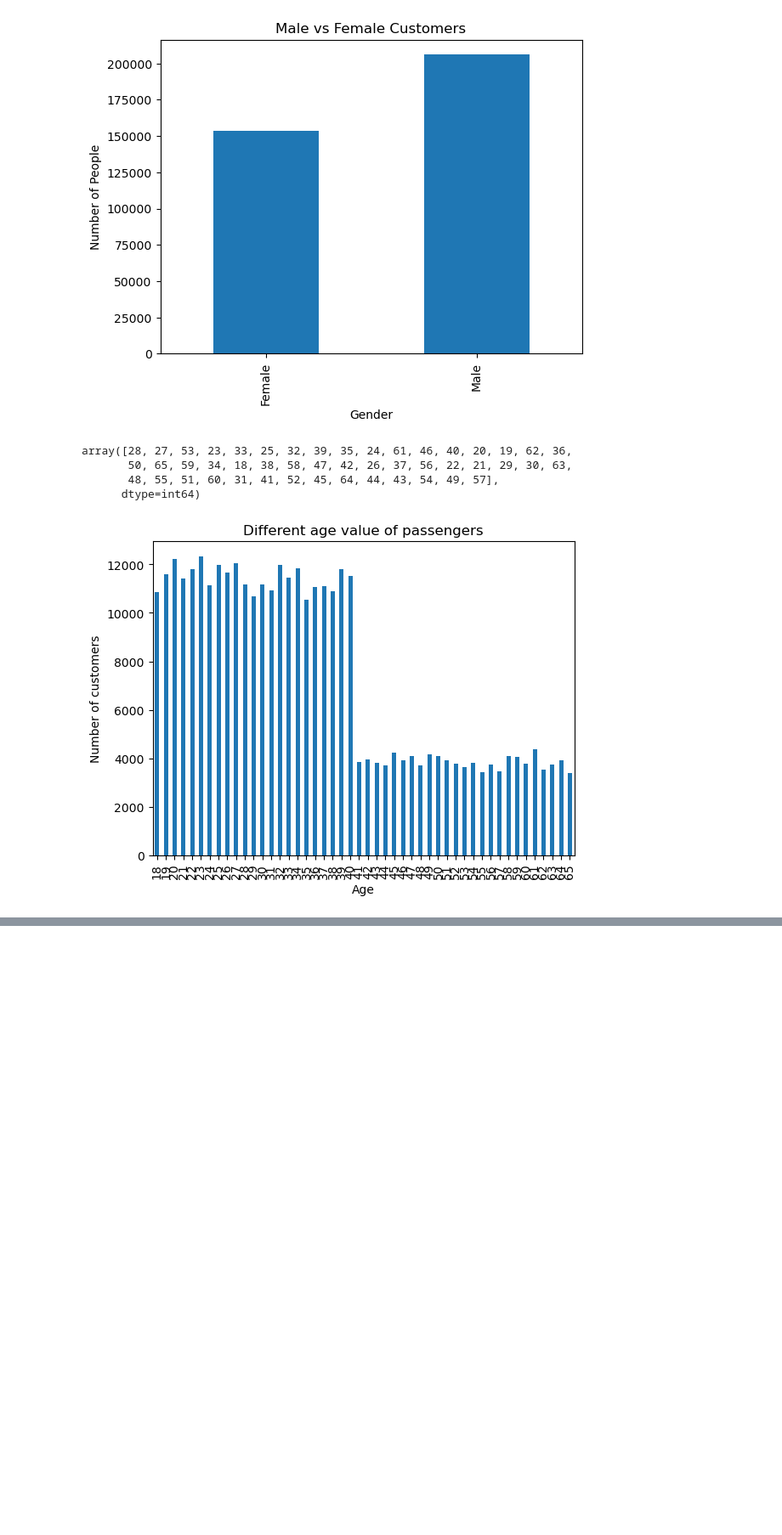
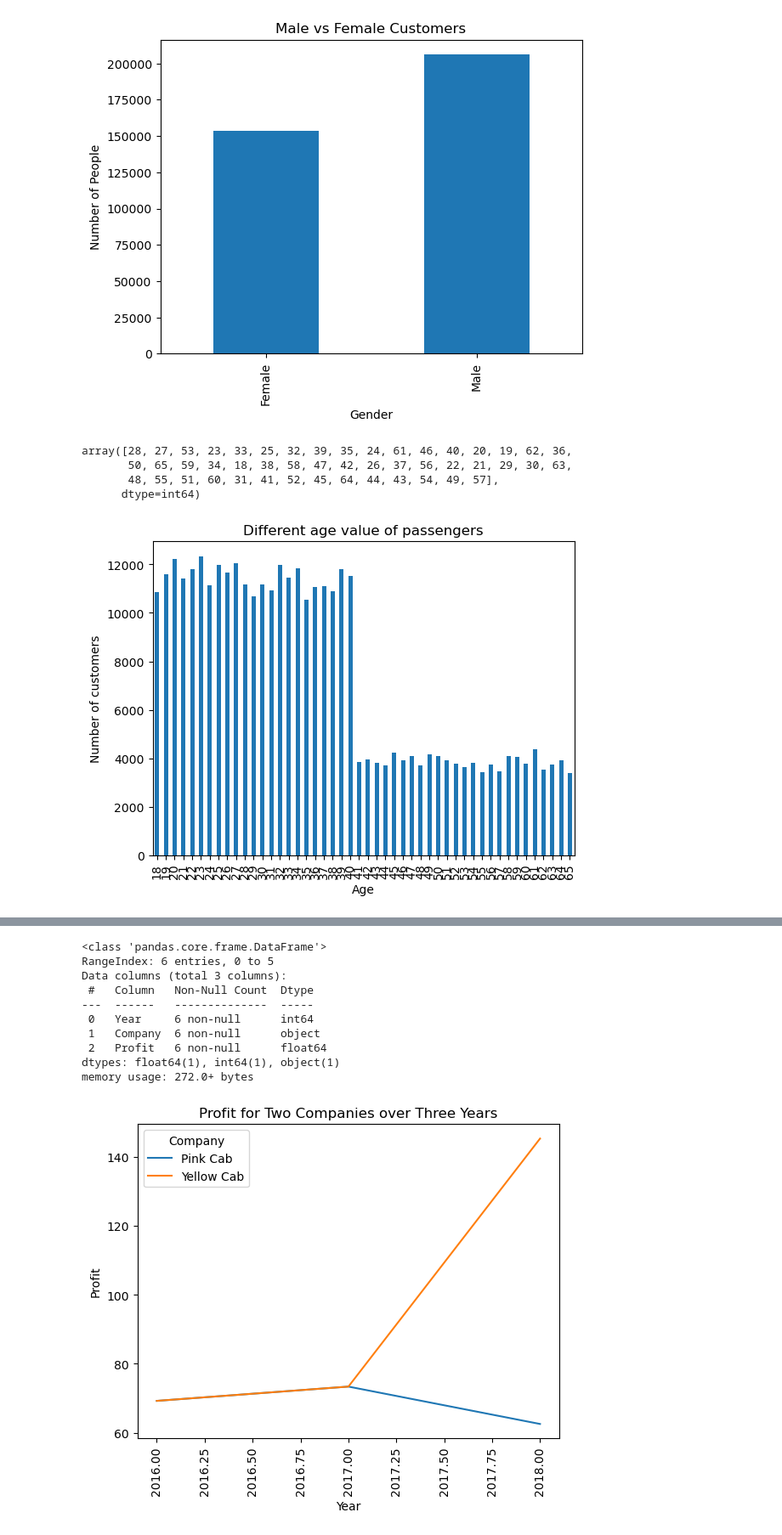
Before and after one commit to Impact026/Data-Glacier-Submission-, a Jupyter notebook: EDA_Notebook.ipynb, the cells around one changed output, grey strips where cells are left out. Shown: that part at 85% size. Cells and saved outputs as stored; diff of their text form; code cells hidden in the pictures; blank space fills up the shorter version.

```diff
--- a/EDA_Notebook.ipynb
+++ b/EDA_Notebook.ipynb
@@ -351,0 +412,3 @@ plt.show()
+# %%
+master_data["Profit"] = abs(master_data["Price Charged"] - master_data["Cost of Trip"])
+print(master_data["Profit"])
@@ -351,0 +428,3 @@ plt.show()
+# %%
+master_data["Profit Per KM"] = master_data["Profit"]/master_data["KM Travelled"]
+master_data.info()
@@ -351,0 +484,51 @@ plt.show()
+# %%
+pink_2016 = master_data.loc[(master_data['Company'] == 'Pink Cab') & (master_data['Year'] == 2016)]
+pink_profit_2016 = pink_2016["Profit"].mean()
+
+yellow_2016 = master_data.loc[(master_data['Company'] == 'Yellow Cab') & (master_data['Year'] == 2016)]
+yellow_profit_2016 = pink_2016["Profit"].mean()
+
+
+pink_2017 = master_data.loc[(master_data['Company'] == 'Pink Cab') & (master_data['Year'] == 2017)]
+pink_profit_2017 = pink_2017["Profit"].mean()
+
+yellow_2017 = master_data.loc[(master_data['Company'] == 'Yellow Cab') & (master_data['Year'] == 2017)]
+yellow_profit_2017 = pink_2017["Profit"].mean()
+
+
+pink_2018 = master_data.loc[(master_data['Company'] == 'Pink Cab') & (master_data['Year'] == 2018)]
+pink_profit_2018 = pink_2018["Profit"].mean()
+
+
+yellow_2018 = master_data.loc[(master_data['Company'] == 'Yellow Cab') & (master_data['Year'] == 2018)]
+yellow_profit_2018 = yellow_2018["Profit"].mean()
+# %%
+profit_forcabs = pd.DataFrame({
+    'Year': [2016, 2017, 2018, 2016, 2017, 2018],
+    'Company': ['Pink Cab', 'Pink Cab', 'Pink Cab', 'Yellow Cab', 'Yellow Cab', 'Yellow Cab'],
+    'Profit': [pink_profit_2016, pink_profit_2017, pink_profit_2018, yellow_profit_2016, yellow_profit_2017, yellow_profit_2018]
+})
+
+profit_forcabs.info()
+profit_forcabs["Profit"]
+
+new_table = pd.pivot_table(profit_forcabs, values='Profit', index='Year', columns='Company')
+
+
+new_table.plot(kind="line", title='Profit for Two Companies over Three Years')
+plt.xlabel('Year')
+plt.ylabel('Profit')
+plt.xticks(rotation=90)
+plt.show()
+# %% [output]
+<class 'pandas.core.frame.DataFrame'>
+RangeIndex: 6 entries, 0 to 5
+Data columns (total 3 columns):
+ #   Column   Non-Null Count  Dtype
+---  ------   --------------  -----
+ 0   Year     6 non-null      int64
+ 1   Company  6 non-null      object
+ 2   Profit   6 non-null      float64
+dtypes: float64(1), int64(1), object(1)
+memory usage: 272.0+ bytes
+[figure, added]
```
Also changed, not shown: parts of 7 cells of this notebook.
